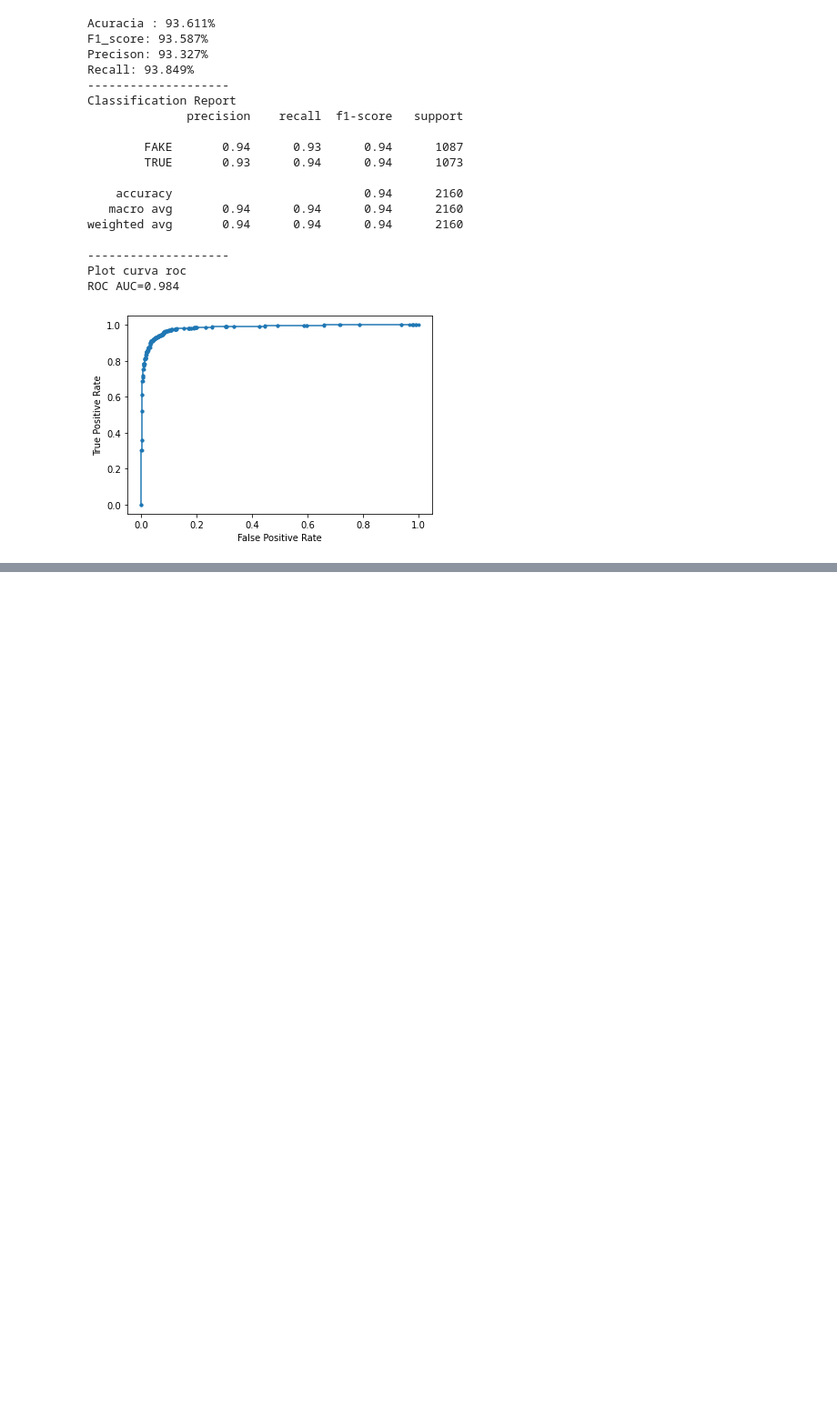
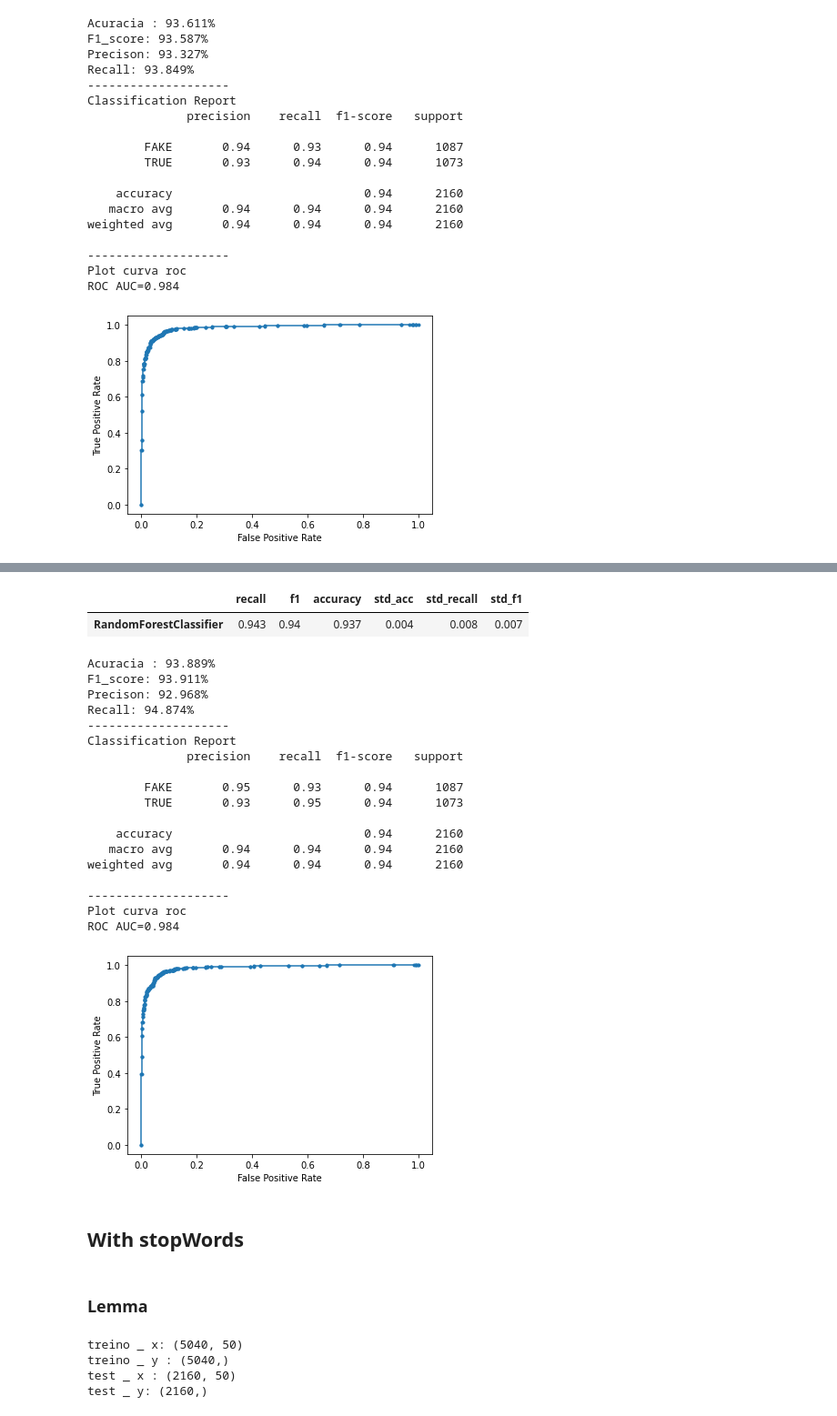
Before and after one commit to atlantico-academy/fake-news-rating, a Jupyter notebook: notebooks/03-comparative_analysis.ipynb, the cells around one changed output, grey strips where cells are left out. Shown at 91% size. Saved outputs shown, nothing was run; the diff lists cells and outputs as text; code cells hidden in the pictures; blank space fills up the shorter version.

Commit message:
Terminando no_stopWords, e iniciando with_stopWords, terminar amanhã

```diff
--- a/notebooks/03-comparative_analysis.ipynb
+++ b/notebooks/03-comparative_analysis.ipynb
@@ -340,0 +448,4 @@ ROC AUC=0.984
+# %%
+random_florest.fit(x_train,y_train)
+xgb.fit(x_train,y_train)
+ada.fit(x_train,y_train)
@@ -340,0 +494,18 @@ ROC AUC=0.984
+# %%
+param = {
+        "n_estimators": [120,300,500,800,1200],
+        "max_depth": [5, 8, 15, 25, 30, None],
+        "min_samples_split":[ 2, 5, 10, 15, 100],
+        "min_samples_leaf":[ 2, 5, 10, 15],
+        "max_features":['log2', 'sqrt', None]
+}
+# %%
+%%time
+bayesSearch = BayesSearchCV(
+    RandomForestClassifier(),
+    search_spaces=param,
+    n_iter=10,
+    cv=ShuffleSplit(n_splits=5, test_size=0.3, random_state=0)
+)
+bayesSearch.fit(x_train,y_train)
+print("Melhor score : {}".format(bayesSearch.best_score_))
@@ -340,0 +516,3 @@ ROC AUC=0.984
+# %%
+best_model_randomFlorest = RandomForestClassifier(**bayesSearch.best_params_)
+best_model_randomFlorest.fit(x_train,y_train)
@@ -340,0 +545,31 @@ ROC AUC=0.984
+# %%
+display(resultado.head(1))
+# %% [output]
+|  | recall | f1 | accuracy | std_acc | std_recall | std_f1 |
+| RandomForestClassifier | 0.943 | 0.94 | 0.937 | 0.004 | 0.008 | 0.007 |
+# %%
+y_pred = best_model_randomFlorest.predict(x_test)
+probs =  best_model_randomFlorest.predict_proba(x_test)
+build_score(y_pred,y_test,probs)
+# %% [output]
+Acuracia : 93.889%
+F1_score: 93.911%
+Precison: 92.968%
+Recall: 94.874%
+--------------------
+Classification Report
+              precision    recall  f1-score   support
+
+        FAKE       0.95      0.93      0.94      1087
+        TRUE       0.93      0.95      0.94      1073
+
+    accuracy                           0.94      2160
+   macro avg       0.94      0.94      0.94      2160
+weighted avg       0.94      0.94      0.94      2160
+
+--------------------
+Plot curva roc
+ROC AUC=0.984
+[figure, added]
+# %% [markdown]
+## With stopWords
@@ -340,0 +579,2 @@ ROC AUC=0.984
+# %% [markdown]
+### Lemma
@@ -340,0 +583,10 @@ ROC AUC=0.984
+# %%
+print("treino _ x: {}".format(x_train.shape))
+print("treino _ y : {}".format(y_train.shape))
+print("test _ x : {}".format(x_test.shape))
+print("test _ y: {}".format(y_test.shape))
+# %% [output]
+treino _ x: (5040, 50)
+treino _ y : (5040,)
+test _ x : (2160, 50)
+test _ y: (2160,)
```
Also changed, not shown: parts of 42 cells of this notebook.
